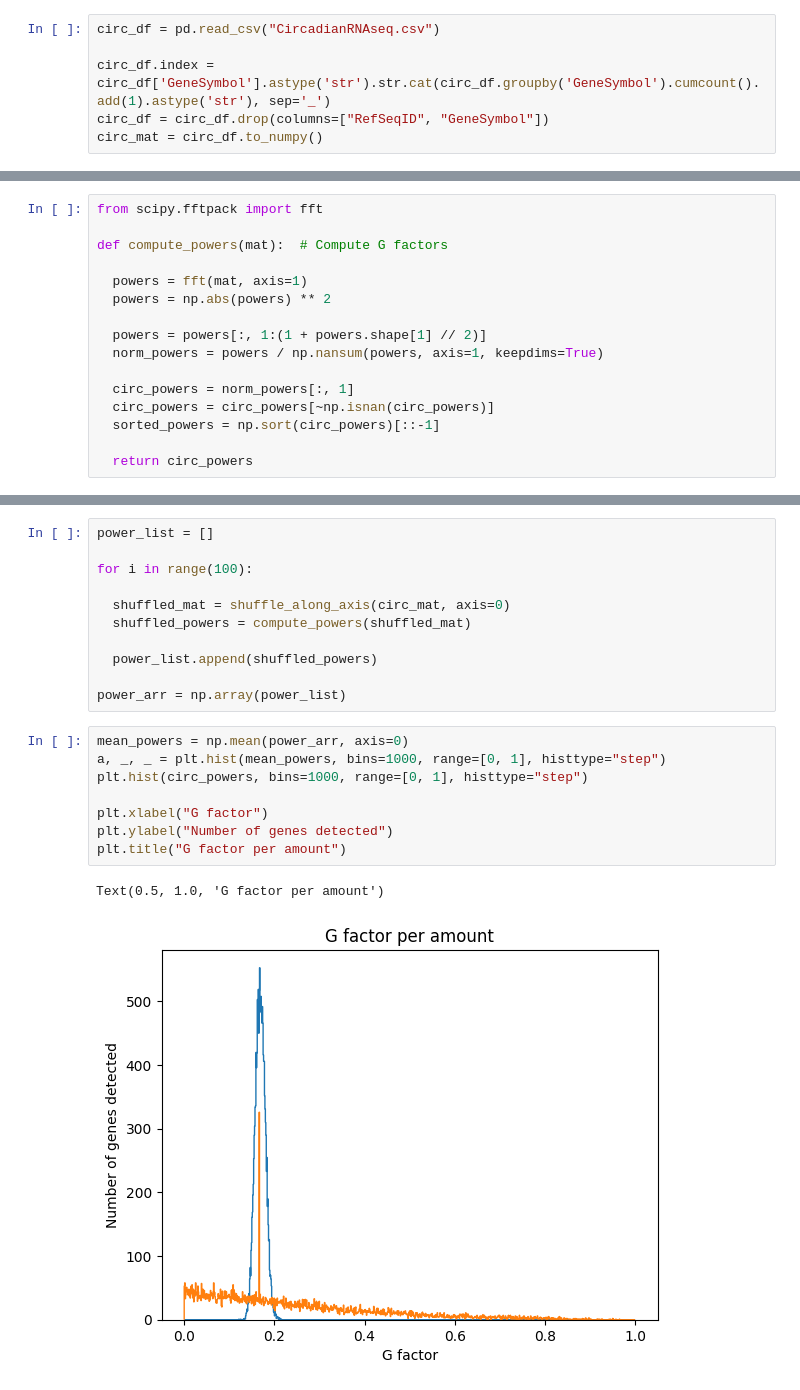
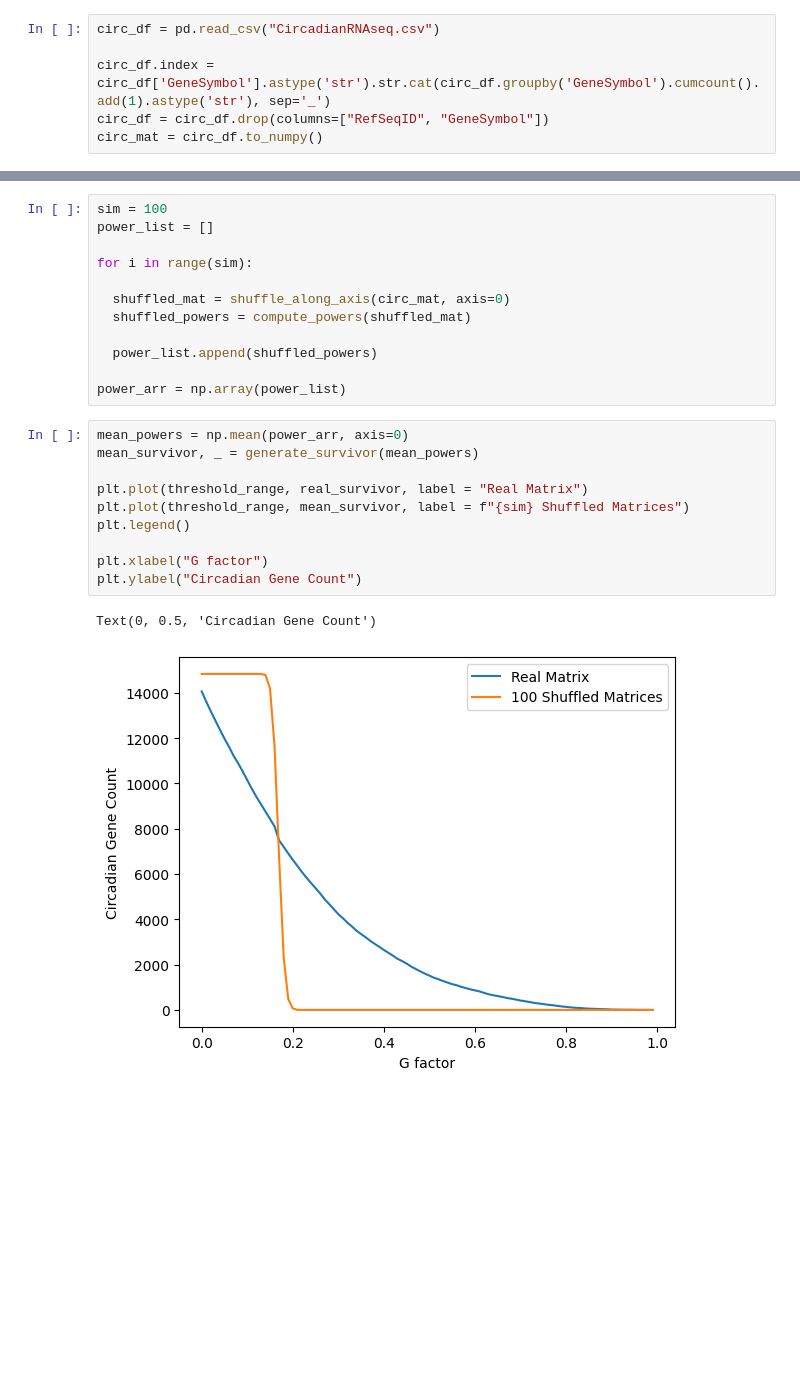
Before and after one commit to RiboRings/neurogenomics, a Jupyter notebook: project2.ipynb, the cells around one changed output, grey strips where cells are left out. Saved outputs shown, nothing was run; the diff lists cells and outputs as text; blank space fills up the shorter version.

```diff
--- a/project2.ipynb
+++ b/project2.ipynb
@@ -157,16 +147,0 @@ array([       nan,        nan,        nan, ..., 0.10192252, 0.15570631,
-# %%
-from scipy.fftpack import fft
-
-def compute_powers(mat):  # Compute G factors
-
-  powers = fft(mat, axis=1)
-  powers = np.abs(powers) ** 2
-
-  powers = powers[:, 1:(1 + powers.shape[1] // 2)]
-  norm_powers = powers / np.nansum(powers, axis=1, keepdims=True)
-
-  circ_powers = norm_powers[:, 1]
-  circ_powers = circ_powers[~np.isnan(circ_powers)]
-  sorted_powers = np.sort(circ_powers)[::-1]
-
-  return circ_powers
@@ -205,7 +207,8 @@ Text(0.5, 1.0, 'G factor per amount')
 # %%
+sim = 100
 power_list = []
 
-for i in range(100):
+for i in range(sim):
 
   shuffled_mat = shuffle_along_axis(circ_mat, axis=0)
   shuffled_powers = compute_powers(shuffled_mat)
@@ -213,14 +216,16 @@ for i in range(100):
   power_list.append(shuffled_powers)
 
 power_arr = np.array(power_list)
-# %%
-mean_powers = np.mean(power_arr, axis=0)
-a, _, _ = plt.hist(mean_powers, bins=1000, range=[0, 1], histtype="step")
-plt.hist(circ_powers, bins=1000, range=[0, 1], histtype="step")
-
-plt.xlabel("G factor")
-plt.ylabel("Number of genes detected")
-plt.title("G factor per amount")
-# %% [output]
-Text(0.5, 1.0, 'G factor per amount')
-[figure, removed]
+# %%
+mean_powers = np.mean(power_arr, axis=0)
+mean_survivor, _ = generate_survivor(mean_powers)
+
+plt.plot(threshold_range, real_survivor, label = "Real Matrix")
+plt.plot(threshold_range, mean_survivor, label = f"{sim} Shuffled Matrices")
+plt.legend()
+
+plt.xlabel("G factor")
+plt.ylabel("Circadian Gene Count")
+# %% [output]
+Text(0, 0.5, 'Circadian Gene Count')
+[figure, added]
```
Also changed, not shown: parts of 26 cells of this notebook.
